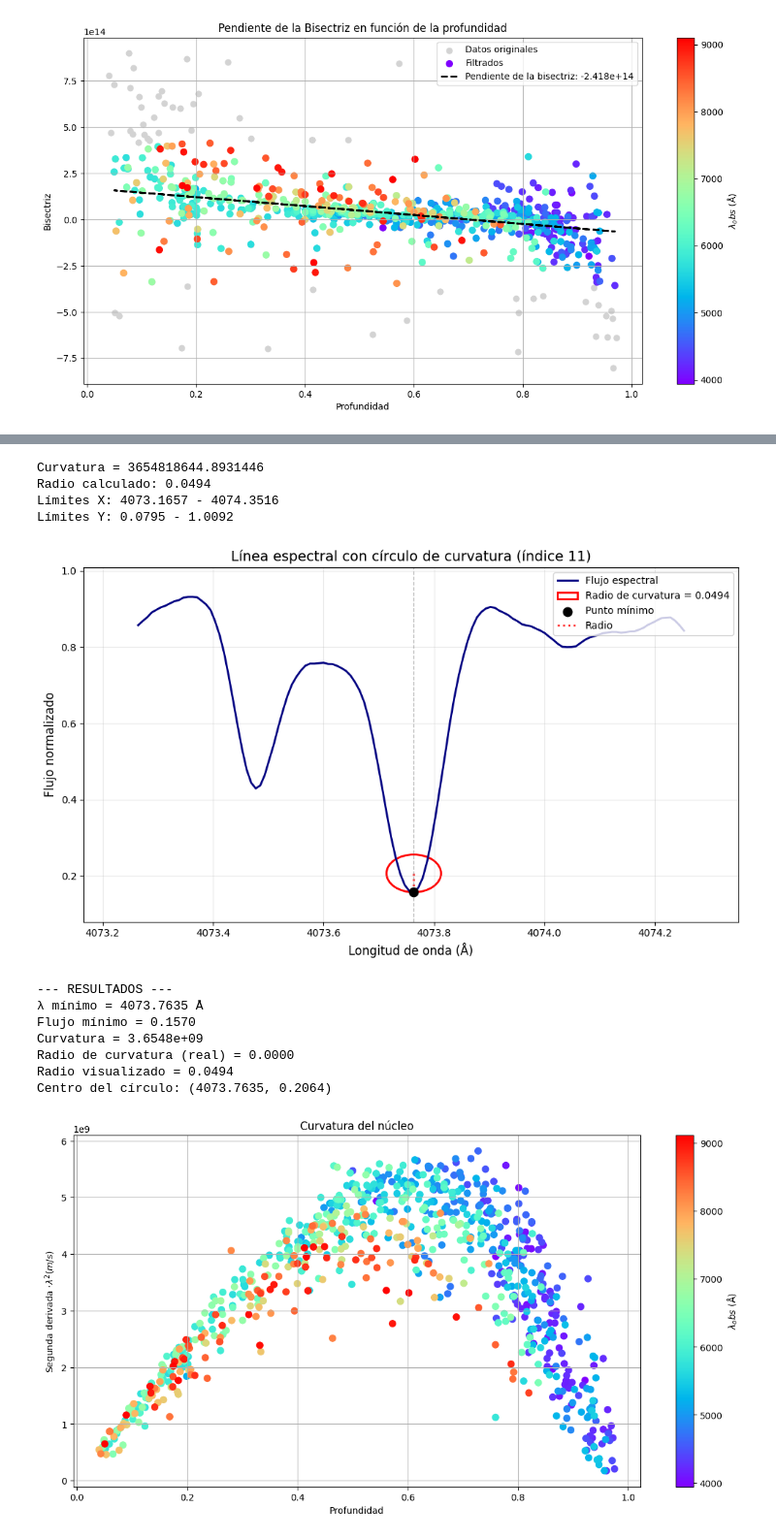
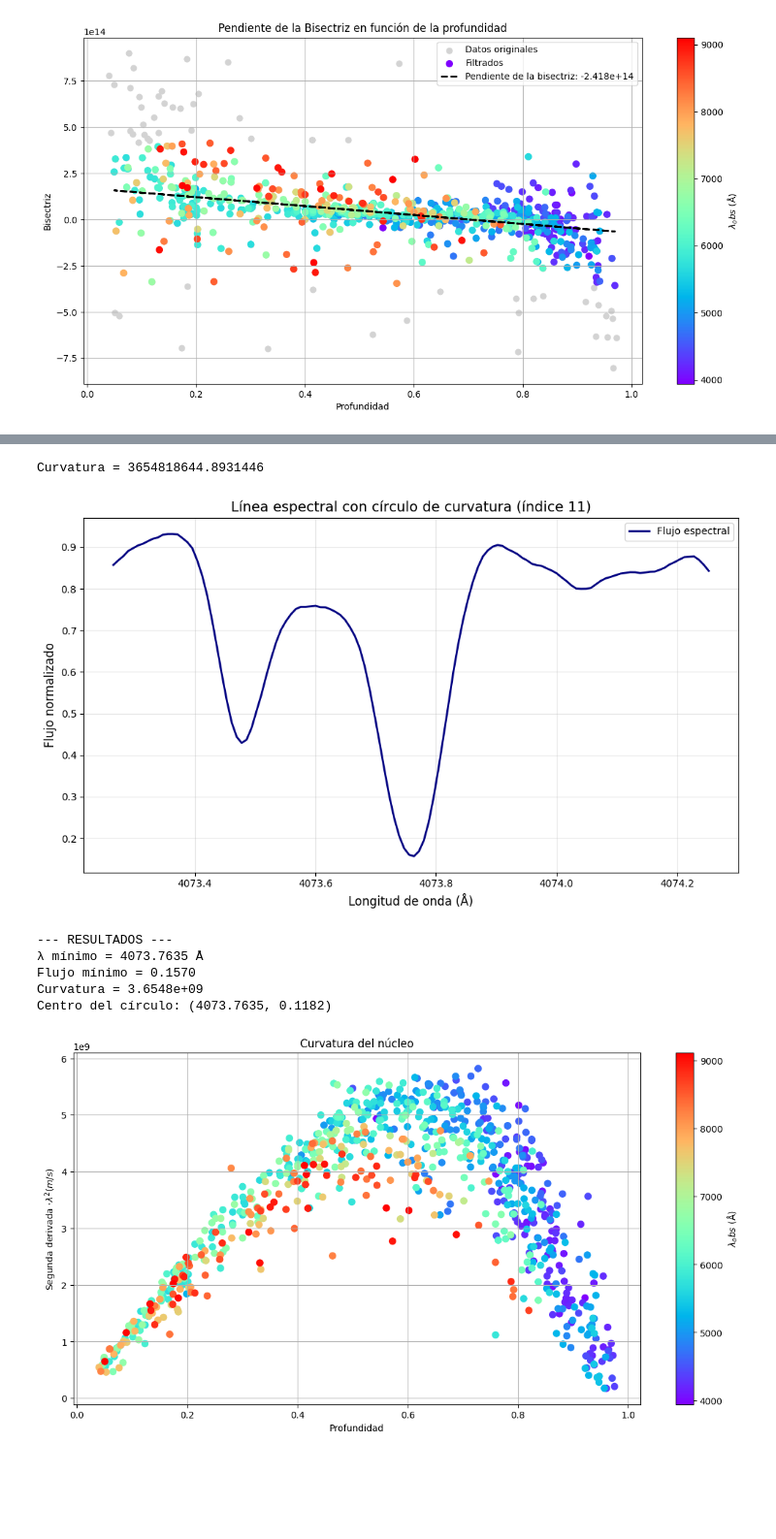
Before and after one commit to JessiDaniL/Proyecto-Te-rico-Arturo, a Jupyter notebook: Espectro completo de arturo_visualizador/Espectro completo de arturo_visualizador/analisis_arturo_completo.ipynb, the cells around one changed output, grey strips where cells are left out. Shown at 97% size. Drawn from its saved outputs; the diff is of its cells as text; code cells hidden in the pictures; blank space fills up the shorter version.

Commit message:
curvatura del nucleo

```diff
--- a/Espectro completo de arturo_visualizador/Espectro completo de arturo_visualizador/analisis_arturo_completo.ipynb
+++ b/Espectro completo de arturo_visualizador/Espectro completo de arturo_visualizador/analisis_arturo_completo.ipynb
@@ -632,111 +443,42 @@ min_index = np.argmin(flux_zoom)
 lambda_min = lambda_zoom[min_index]
 flux_min = flux_zoom[min_index]
 
-# --- Calcular el radio de curvatura ---
-radio_curvatura = 1 / abs(curv)
-
-# --- Escalar automáticamente para visualización ---
-rango_flux = flux_zoom.max() - flux_zoom.min()
-rango_lambda = lambda_zoom.max() - lambda_zoom.min()
-
-# Escalar el radio para que sea visible pero no demasiado grande
-radio_curvatura_vis = min(radio_curvatura, 0.3 * rango_lambda)  # usar rango lambda para escalar
-radio_curvatura_vis = max(radio_curvatura_vis, 0.05 * rango_lambda)  # mínimo 5% del rango
-
-print(f"Radio calculado: {radio_curvatura_vis:.4f}")
-
-# --- Calcular el centro del círculo ---
-# Para un mínimo (curvatura positiva), el centro está por encima
-signo_curvatura = np.sign(curv) if curv != 0 else 1
-lambda_centro = lambda_min
-flux_centro = flux_min + signo_curvatura * radio_curvatura_vis
-
-# --- CALCULAR LÍMITES PARA QUE EL CÍRCULO SE VEA COMPLETO ---
-# Calcular los extremos del círculo
-circulo_xmin = lambda_centro - radio_curvatura_vis
-circulo_xmax = lambda_centro + radio_curvatura_vis
-circulo_ymin = flux_centro - radio_curvatura_vis
-circulo_ymax = flux_centro + radio_curvatura_vis
-
-# Determinar los límites del gráfico para incluir el círculo completo
-xmin_plot = min(lambda_zoom.min(), circulo_xmin)
-xmax_plot = max(lambda_zoom.max(), circulo_xmax)
-ymin_plot = min(flux_zoom.min(), circulo_ymin)
-ymax_plot = max(flux_zoom.max(), circulo_ymax)
-
-# Agregar un pequeño margen adicional
-margen_x = 0.1 * (xmax_plot - xmin_plot)
-margen_y = 0.1 * (ymax_plot - ymin_plot)
-
-xlim = (xmin_plot - margen_x, xmax_plot + margen_x)
-ylim = (ymin_plot - margen_y, ymax_plot + margen_y)
-
-print(f"Límites X: {xlim[0]:.4f} - {xlim[1]:.4f}")
-print(f"Límites Y: {ylim[0]:.4f} - {ylim[1]:.4f}")
 
 # --- Graficar ---
 fig, ax = plt.subplots(figsize=(10, 6))
 
 # Perfil espectral
 ax.plot(lambda_zoom, flux_zoom, color="navy", lw=2, label="Flujo espectral")
 
-# Círculo de curvatura
-circle = plt.Circle(
-    (lambda_centro, flux_centro),
-    radio_curvatura_vis,
-    color='red', fill=False, linestyle='-', lw=2,
-    label=f"Radio de curvatura = {radio_curvatura_vis:.4f}"
-)
-ax.add_patch(circle)
-
-# Punto del mínimo
-ax.scatter(lambda_min, flux_min, color="black", s=80, zorder=5, label="Punto mínimo")
-
-# Línea que muestra el radio
-ax.plot([lambda_centro, lambda_min], [flux_centro, flux_min],
-        color='red', linestyle=':', lw=2, alpha=0.8, label="Radio")
-
-# Línea vertical en el mínimo
-ax.axvline(lambda_min, color="gray", linestyle="--", lw=1, alpha=0.5)
 
 # Etiquetas y formato
 ax.set_xlabel("Longitud de onda (Å)", fontsize=12)
 ax.set_ylabel("Flujo normalizado", fontsize=12)
 ax.set_title(f"Línea espectral con círculo de curvatura (índice {11})", fontsize=14)
 ax.legend(loc="upper right", fontsize=10)
 ax.grid(True, alpha=0.3)
 
-# ESTABLECER LÍMITES PARA MOSTRAR EL CÍRCULO COMPLETO
-ax.set_xlim(xlim)
-ax.set_ylim(ylim)
 
 # Asegurar que la relación de aspecto no distorsione el círculo
 ax.set_aspect('auto')  # 'equal' podría distorsionar si los ejes tienen escalas muy diferentes
 
 plt.tight_layout()
 plt.show()
 
 # --- Información adicional ---
 print(f"\n--- RESULTADOS ---")
 print(f"λ mínimo = {lambda_min:.4f} Å")
 print(f"Flujo mínimo = {flux_min:.4f}")
 print(f"Curvatura = {curv:.4e}")
-print(f"Radio de curvatura (real) = {radio_curvatura:.4f}")
-print(f"Radio visualizado = {radio_curvatura_vis:.4f}")
 print(f"Centro del círculo: ({lambda_centro:.4f}, {flux_centro:.4f})")
 # %% [output]
 Curvatura = 3654818644.8931446
-Radio calculado: 0.0494
-Límites X: 4073.1657 - 4074.3516
-Límites Y: 0.0795 - 1.0092
-[figure, old version]
+[figure, new version]
 --- RESULTADOS ---
 λ mínimo = 4073.7635 Å
 Flujo mínimo = 0.1570
 Curvatura = 3.6548e+09
-Radio de curvatura (real) = 0.0000
-Radio visualizado = 0.0494
-Centro del círculo: (4073.7635, 0.2064)
+Centro del círculo: (4073.7635, 0.1182)
 # %%
 plt.figure(figsize=(14, 7))
 
```
Also changed, not shown: parts of 3 cells of this notebook.
